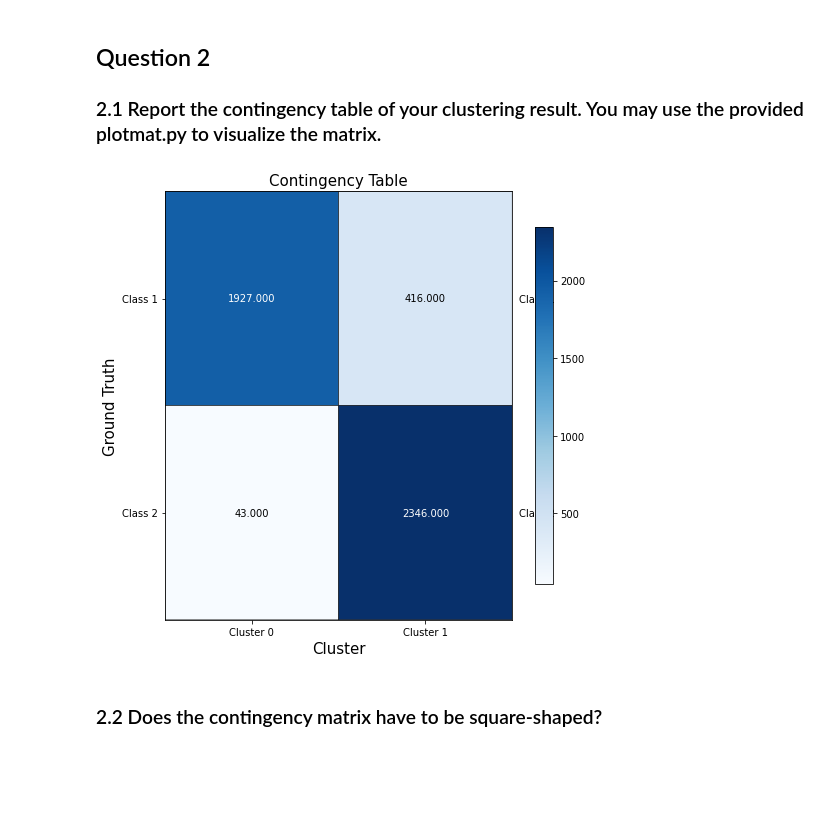
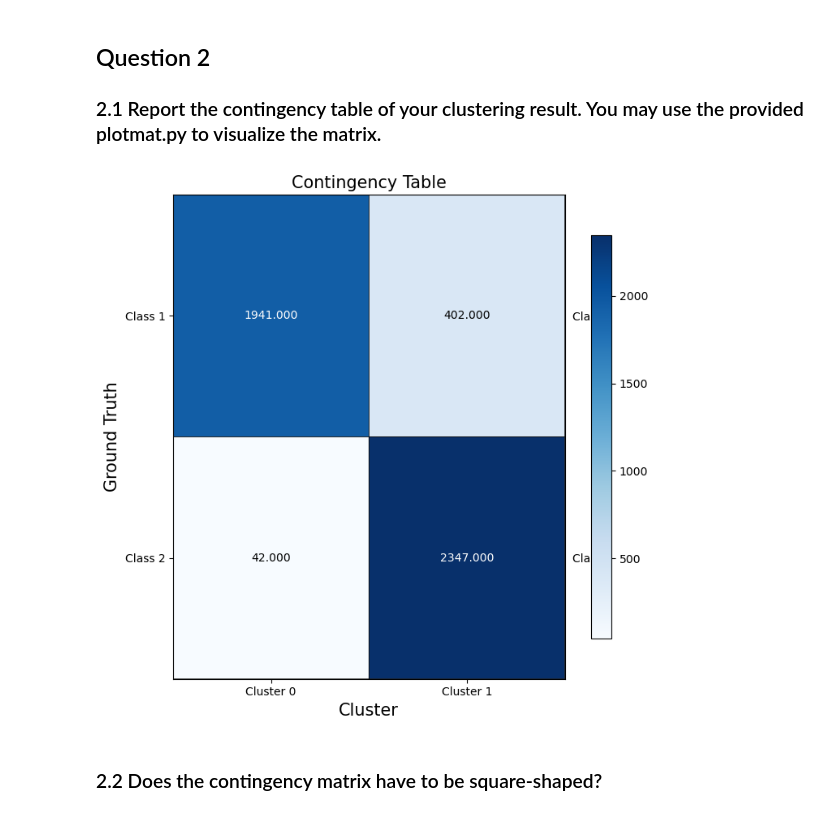
Before and after one commit to shairaalam19/ece219-winter2024, a Jupyter notebook: Project 2/Project2.ipynb, the cells around one changed output. Drawn from its saved outputs; the diff is of its cells as text; code cells hidden in the pictures; blank space fills up the shorter version.

Commit message:
Q3 K-Clustering Measures

```diff
--- a/Project 2/Project2.ipynb
+++ b/Project 2/Project2.ipynb
@@ -53,27 +61,22 @@ Dimensions of the TD-IDF matrix:  (4732, 17131)
 
 ### 2.1 Report the contingency table of your clustering result. You may use the provided plotmat.py to visualize the matrix.
 # %%
-from sklearn.cluster import KMeans
-from sklearn.metrics.cluster import contingency_matrix
-import numpy as np
-import plotmat
-
 # K-means clustering with k = 2 using the TF-IDF data
 k = 2
-km = KMeans(n_clusters=k, random_state=0, max_iter=1000, n_init=30**2)
+km = KMeans(n_clusters=k, random_state=0, max_iter=1000, n_init=30)
 clusters = km.fit_predict(X_train_tfidf)
 
 # Ground truth labels
 ground_truth = [int(i/4) for i in newsgroups_train.target]
 
 mat = contingency_matrix(ground_truth, clusters)
 
 # Visualizing the matrix using plotmat.py
 xlabels = ['Cluster 0', 'Cluster 1']
 ylabels = ['Class 1', 'Class 2']
 plotmat.plot_mat(mat, xticklabels=xlabels, yticklabels=ylabels, xlabel='Cluster', ylabel='Ground Truth', size=(7,7), title="Contingency Table")
 # %% [output]
-[figure, old version]
+[figure, new version]
 # %% [markdown]
 ### 2.2 Does the contingency matrix have to be square-shaped?
 # %% [markdown]
```
Also changed, not shown: parts of 14 cells of this notebook.
